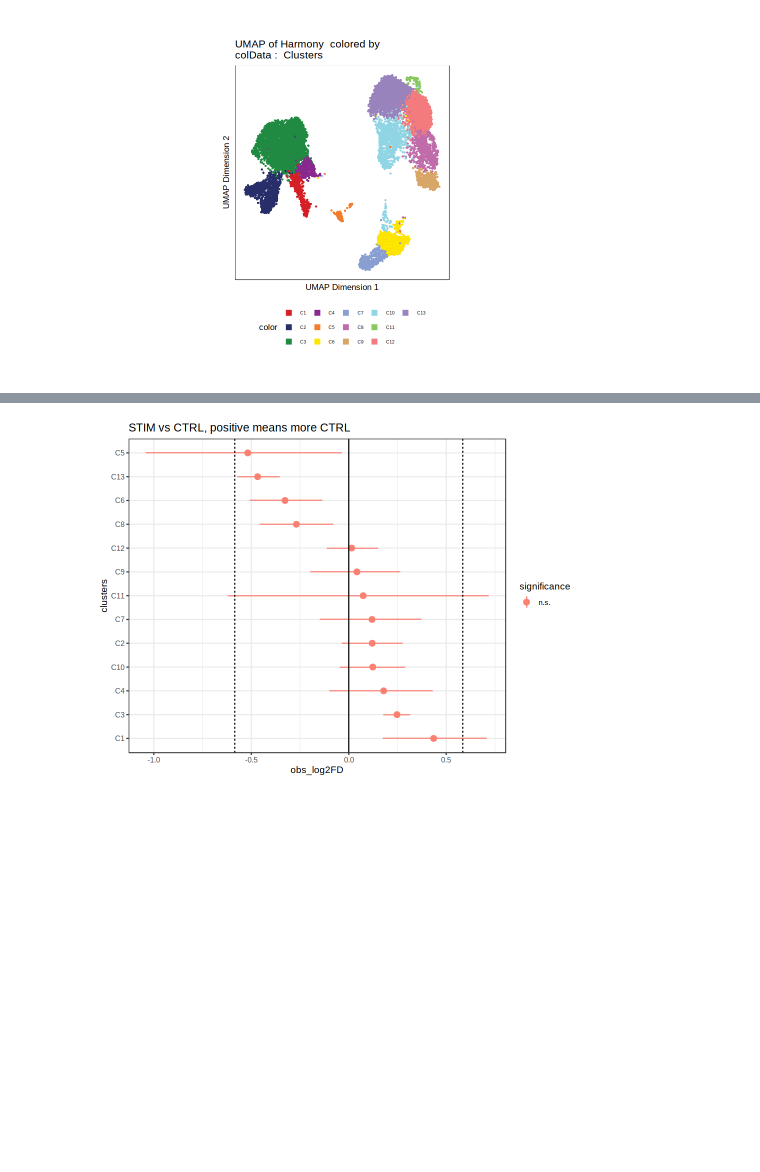
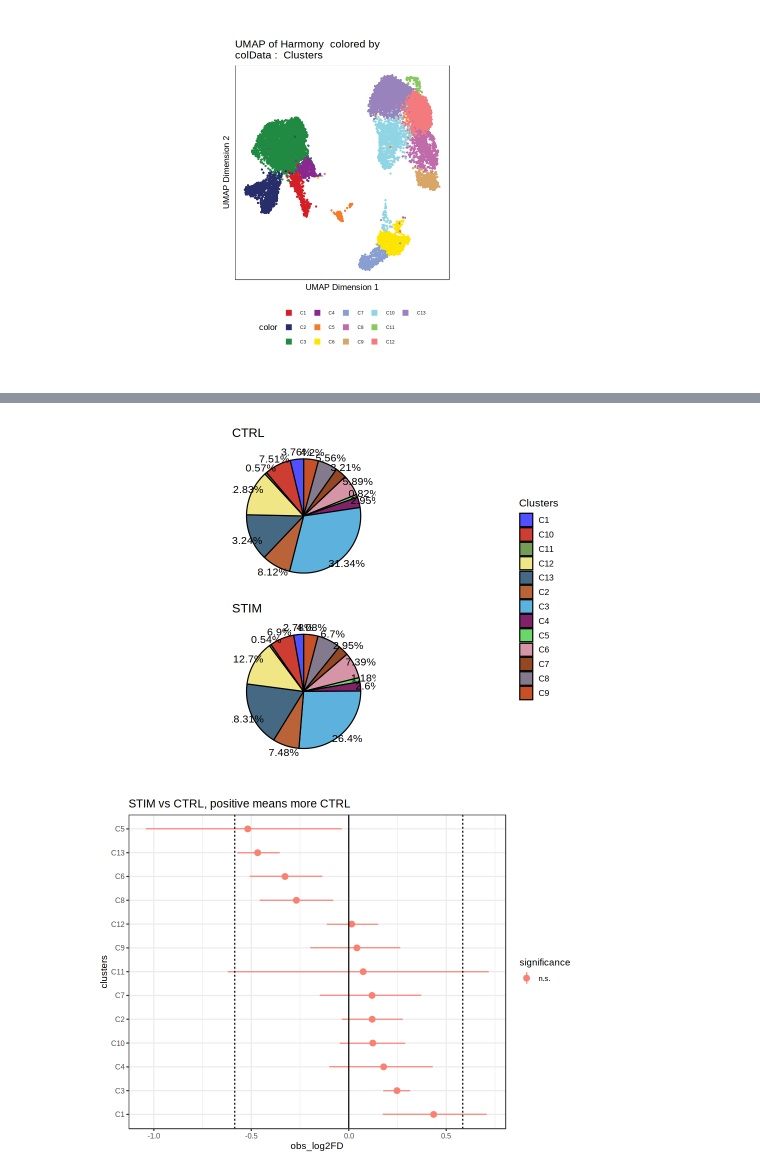
Before and after one commit to CostaLab/ArchRNA, a Jupyter notebook: vignettes/ifnb_integration.ipynb, the cells around one changed output, grey strips where cells are left out. Saved outputs shown, nothing was run; the diff lists cells and outputs as text; code cells hidden in the pictures; blank space fills up the shorter version.

```diff
--- a/vignettes/ifnb_integration.ipynb
+++ b/vignettes/ifnb_integration.ipynb
@@ -118,3 +122,7 @@ p1
+# %%
+PiePlotS(proj, Cluster="Clusters", condition="Sample")
+# %% [output]
+[figure, added]
 # %%
 suppressMessages(scProportionPlotS(proj,condition="Sample", clusterName="Clusters", pair=c("STIM", "CTRL")))
 # %% [output]
```
Also changed, not shown: parts of 7 cells of this notebook, 6 other files.
